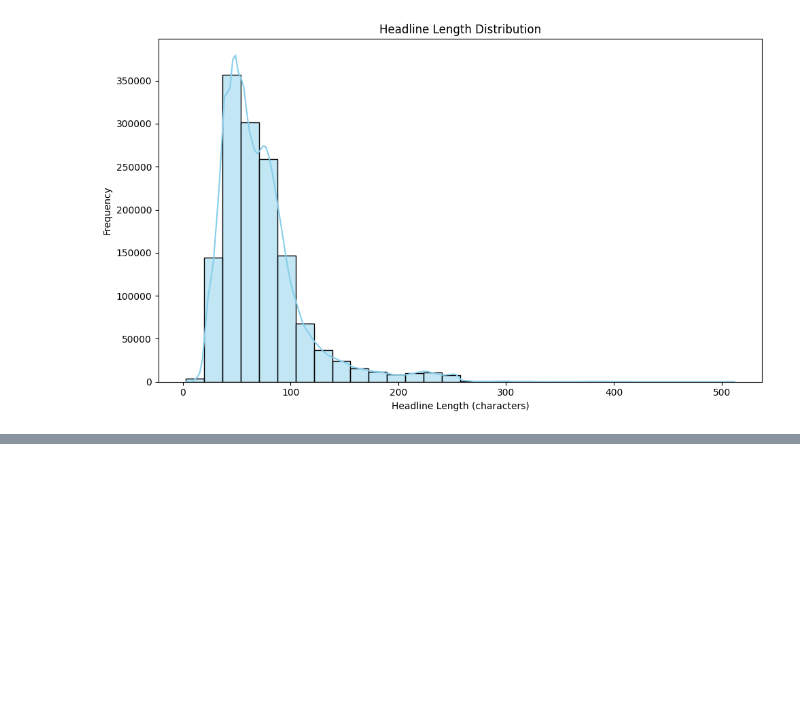
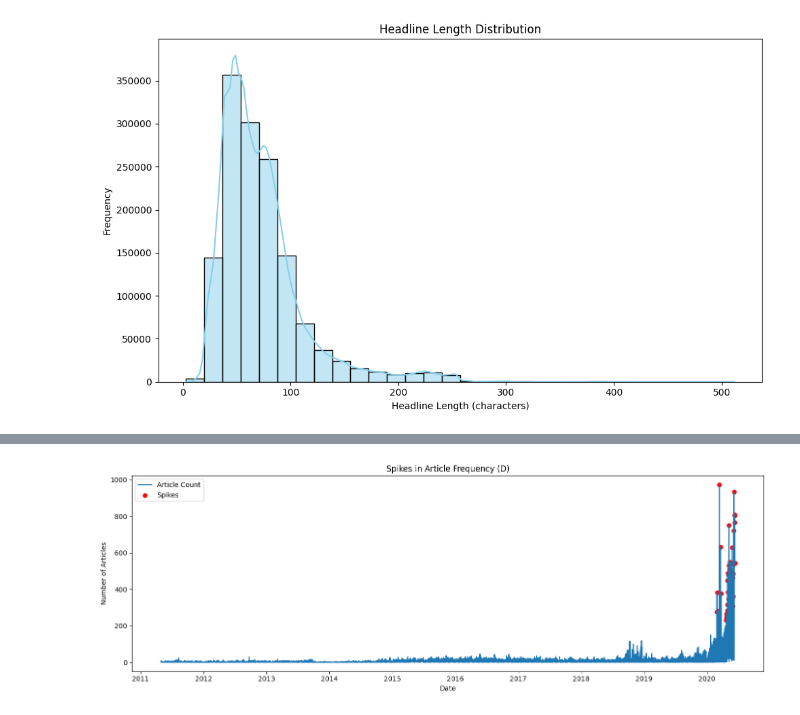
Before and after one commit to Teshager21/financial-news-sentiment-analysis, a Jupyter notebook: notebooks/exploratory/explore_news_sentiments.ipynb, the cells around one changed output, grey strips where cells are left out. Saved outputs shown, nothing was run; the diff lists cells and outputs as text; code cells hidden in the pictures; blank space fills up the shorter version.

```diff
--- a/notebooks/exploratory/explore_news_sentiments.ipynb
+++ b/notebooks/exploratory/explore_news_sentiments.ipynb
@@ -297,0 +349,5 @@ Name: headline, dtype: float64
+# %%
+# Plot spikes in publication trend
+analyzer.plot_spikes(freq="D", threshold=3.5)
+# %% [output]
+[figure, added]
```
Also changed, not shown: parts of 12 cells of this notebook, 6 other files.
